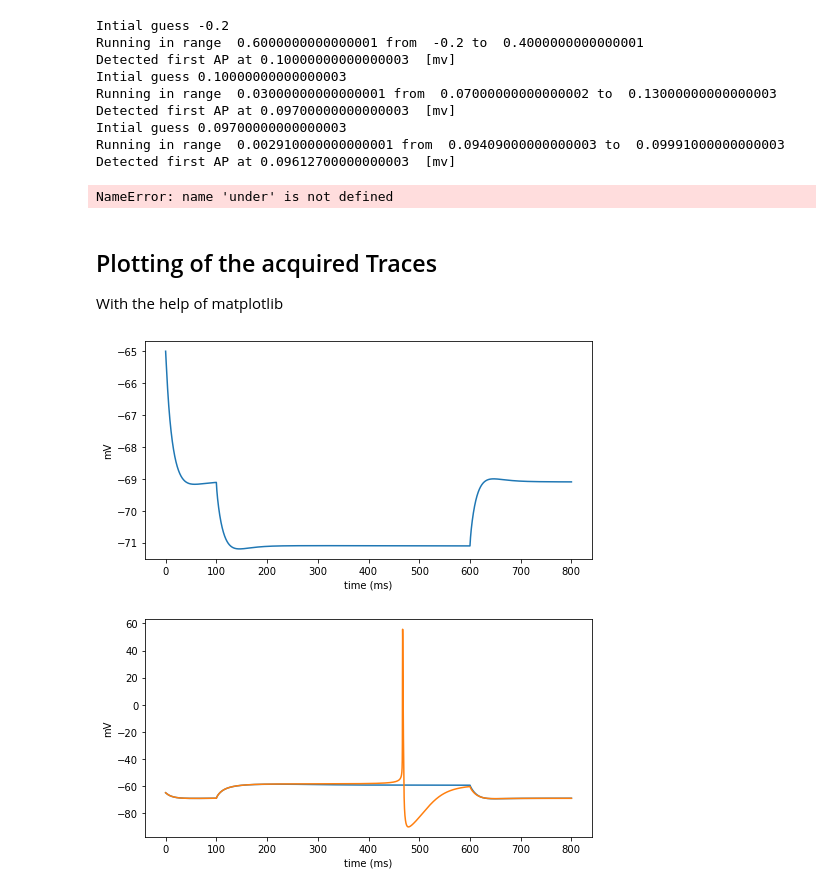
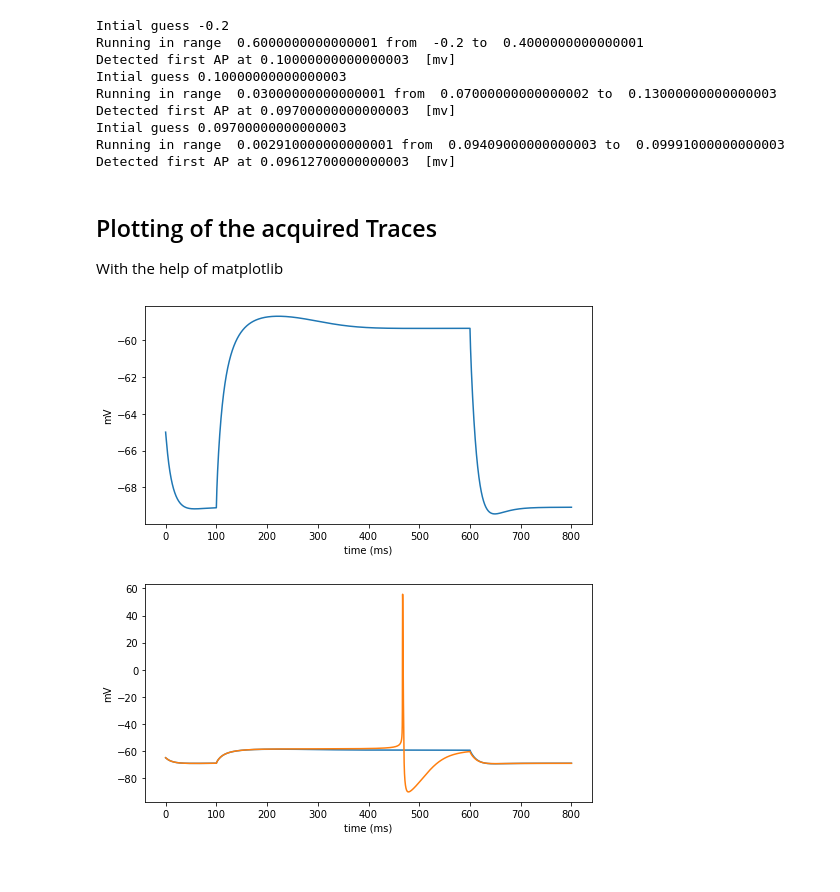
Before and after one commit to jhnnsrs/layer5-pyramidal-model, a Jupyter notebook: notebooks/Rheobase.ipynb, the cells around one changed output. Cells and saved outputs as stored; diff of their text form; code cells hidden in the pictures.

```diff
--- a/notebooks/Rheobase.ipynb
+++ b/notebooks/Rheobase.ipynb
@@ -15,7 +15,7 @@ Calculating the Rheobase through iterating until first action potential is gener
 # %%
 from helpers.rheobase import *
 
-over, under = calculateRheobase(layer_v_with_ais_test.SPI6)
+overparams, underparams = calculateRheobase(layer_v_with_ais_test.SPI6)
 # %% [output]
 Intial guess -0.2
 Running in range  0.6000000000000001 from  -0.2 to  0.4000000000000001
@@ -29,22 +29,18 @@ Detected first AP at 0.09612700000000003  [mv]
 # %%
 from helpers.stimulation import *
 
-underplot= stimulate(layer_v_with_ais_test.SPI6, under)
-overplot= stimulate(layer_v_with_ais_test.SPI6, over)
+undertrace = stimulate(layer_v_with_ais_test.SPI6, underparams)
+overtrace = stimulate(layer_v_with_ais_test.SPI6, overparams)
-# %% [output]
-NameError: name 'under' is not defined
 # %% [markdown]
 ## Plotting of the acquired Traces
 
 With the help of matplotlib
-# %%
-from helpers.stimulation import *
-from helpers import generic
-
-nana = stimulate(layer_v_with_ais_test.SPI6, {"dur":500, "delay":100, "amp": -0.025})
-generic.plotTrace(nana)
-# %% [output]
-[figure, removed]
+# %%
+from helpers import generic
+reload(generic)
+generic.plotTrace(undertrace)
+# %% [output]
+[figure, added]
 # %%
 # One Trace
 from helpers import generic
```
Also changed, not shown: parts of 2 cells of this notebook, 11 other files.
